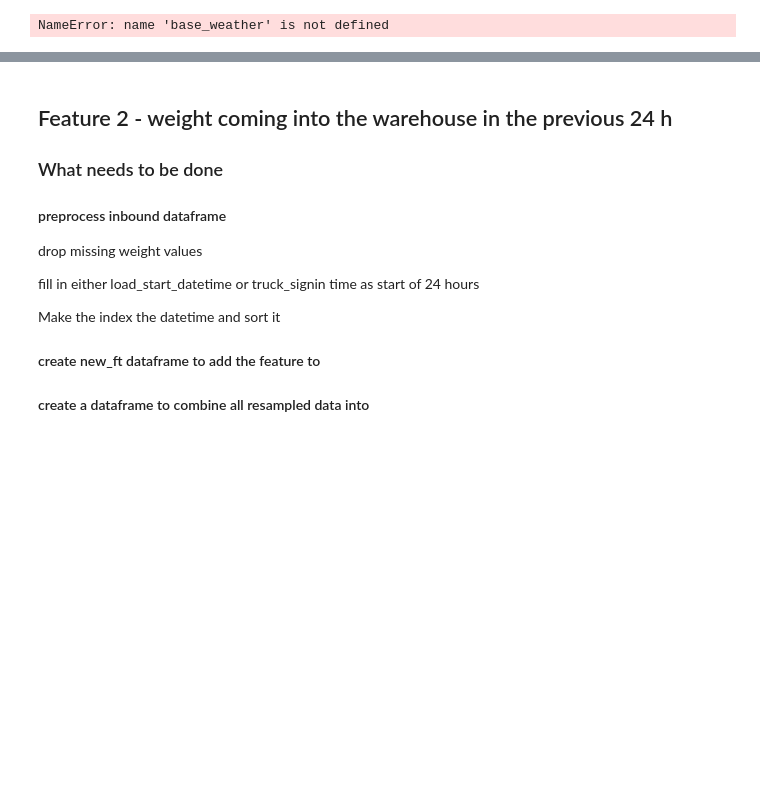
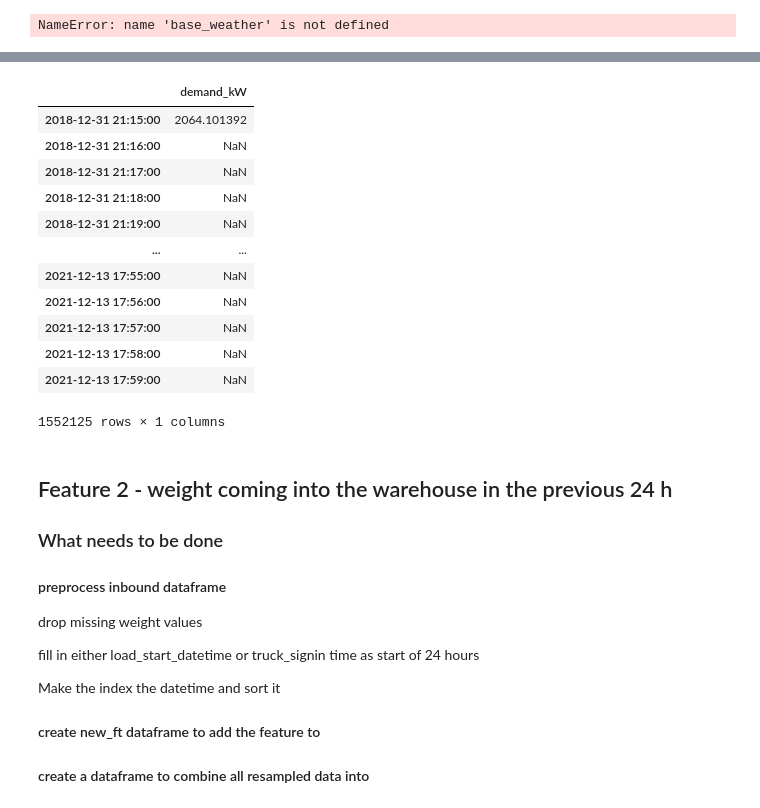
Before and after one commit to Robpennekamp/AppliedMachineLearning, a Jupyter notebook: AppliedMLdataproject2Sonja.ipynb, the cells around one changed output, grey strips where cells are left out. Drawn from its saved outputs; the diff is of its cells as text; code cells hidden in the pictures; blank space fills up the shorter version.

```diff
--- a/AppliedMLdataproject2Sonja.ipynb
+++ b/AppliedMLdataproject2Sonja.ipynb
@@ -94,3 +125,19 @@ base_ft
+# %%
+alldates_df
+# %% [output]
+|  | demand_kW |
+| 2018-12-31 21:15:00 | 2064.101392 |
+| 2018-12-31 21:16:00 | NaN |
+| 2018-12-31 21:17:00 | NaN |
+| 2018-12-31 21:18:00 | NaN |
+| 2018-12-31 21:19:00 | NaN |
+| ... | ... |
+| 2021-12-13 17:55:00 | NaN |
+| 2021-12-13 17:56:00 | NaN |
+| 2021-12-13 17:57:00 | NaN |
+| 2021-12-13 17:58:00 | NaN |
+| 2021-12-13 17:59:00 | NaN |
+1552125 rows × 1 columns
 # %% [markdown]
 
 ## Feature 2 - weight coming into the warehouse in the previous 24 h
```
Also changed, not shown: parts of 13 cells of this notebook, 1 other file.
